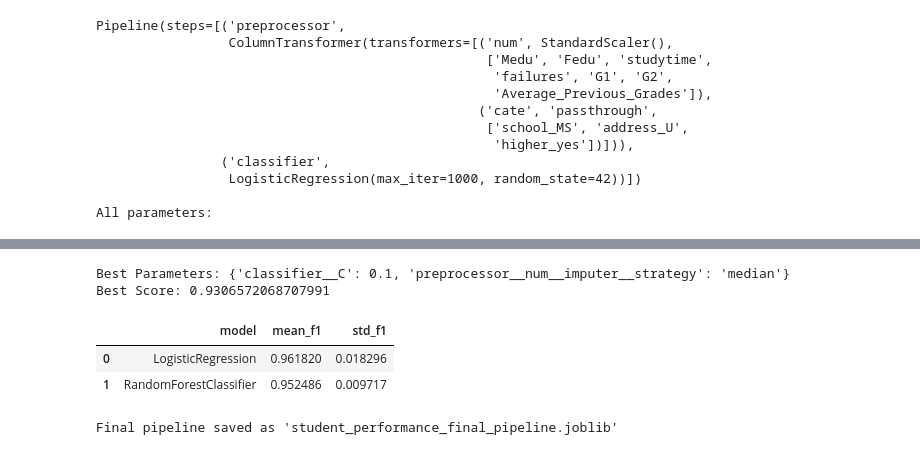
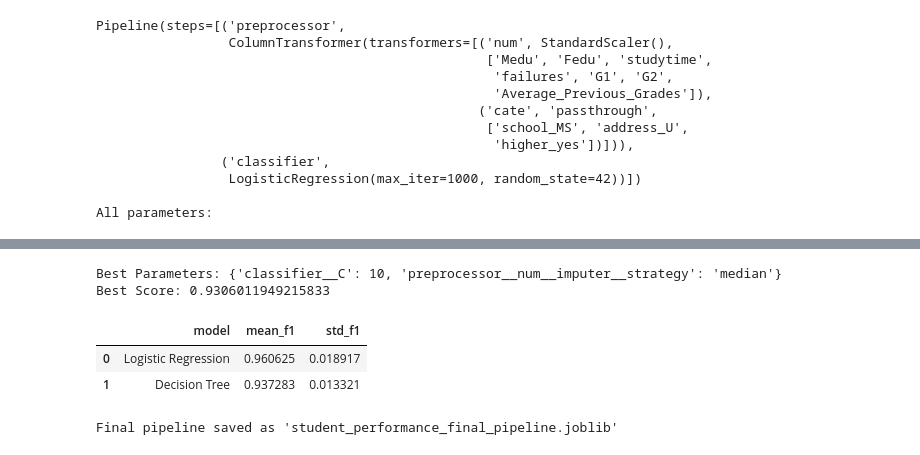
Before and after one commit to omarelshnofy/ML-Student-Performance, a Jupyter notebook: project.ipynb, the cells around one changed output, grey strips where cells are left out. Drawn from its saved outputs; the diff is of its cells as text; code cells hidden in the pictures.

Commit message:
Update ML model

```diff
--- a/project.ipynb
+++ b/project.ipynb
@@ -669,8 +685,11 @@ Actual Label: 1
 Predicted Label: 1
 Predicted Probability: [0. 1.]
 # %%
+models = {
+    "Logistic Regression": model,
+    "Decision Tree": decision_tree,
+}
 
-# التنبؤ باستخدام النموذجين
 predictions = {
     name: estimator.predict(X_test)
     for name, estimator in models.items()
@@ -726,4 +770,5 @@ categorical_features
 # %%
+
 numeric_pipeline = Pipeline(steps=[
     ('imputer', SimpleImputer(strategy='median')),
     ('scaler', StandardScaler())
@@ -733,6 +778,11 @@ categorical_pipeline = Pipeline(steps=[
     ('imputer', SimpleImputer(strategy='most_frequent')),
     ('onehot', OneHotEncoder(handle_unknown='ignore'))
 ])
+
+categorical_pipeline = Pipeline(steps=[
+    ('imputer', SimpleImputer(strategy='most_frequent')),
+    ('onehot', OneHotEncoder(handle_unknown='ignore'))
+])
 # %%
 numeric_pipeline
 # %% [output]
@@ -1125,7 +1179,7 @@ numeric_pipeline = Pipeline([
 
 preprocessor = ColumnTransformer([
     ('num', numeric_pipeline, numeric_features),
-    ('cate', 'passthrough', categorical_features)
+    ('cate', categorical_pipeline, categorical_features)
 ])
 
 logistic_pipeline.set_params(preprocessor=preprocessor)
@@ -1149,48 +1203,44 @@ combined_search.fit(X_train_df, y_train)
 print("Best Parameters:", combined_search.best_params_)
 print("Best Score:", combined_search.best_score_)
 # %% [output]
-Best Parameters: {'classifier__C': 0.1, 'preprocessor__num__imputer__strategy': 'median'}
-Best Score: 0.9306572068707991
+Best Parameters: {'classifier__C': 10, 'preprocessor__num__imputer__strategy': 'median'}
+Best Score: 0.9306011949215833
+# %%
+models_candidates = {
+    "Logistic Regression": LogisticRegression(max_iter=1000, random_state=42),
+    "Decision Tree": DecisionTreeClassifier(random_state=42)
+}
 # %%
-models_canditates = {
-    "LogisticRegression": LogisticRegression(max_iter=1000),
-    "RandomForestClassifier": RandomForestClassifier(
-        n_estimators=100,
-        random_state=42,
-        max_depth=5
-    )
-}
-
 results = []
 
-for model_name, estimator in models_canditates.items():
+for model_name, estimator in models_candidates.items():
     pipeline = Pipeline(steps=[
         ('preprocessor', preprocessor),
         ('classifier', estimator)
     ])
 
     cv_scores = cross_val_score(
         pipeline,
         X_train_df,
         y_train,
         cv=cv,
         scoring='f1',
         n_jobs=-1
     )
 
     results.append({
         'model': model_name,
         'mean_f1': cv_scores.mean(),
         'std_f1': cv_scores.std()
     })
 
 results_df = pd.DataFrame(results)
 
 results_df
 # %% [output]
 |  | model | mean_f1 | std_f1 |
-| 0 | LogisticRegression | 0.961820 | 0.018296 |
-| 1 | RandomForestClassifier | 0.952486 | 0.009717 |
+| 0 | Logistic Regression | 0.960625 | 0.018917 |
+| 1 | Decision Tree | 0.937283 | 0.013321 |
 # %%
 import joblib
 
```
Also changed, not shown: parts of 67 cells of this notebook, 10 other files.
